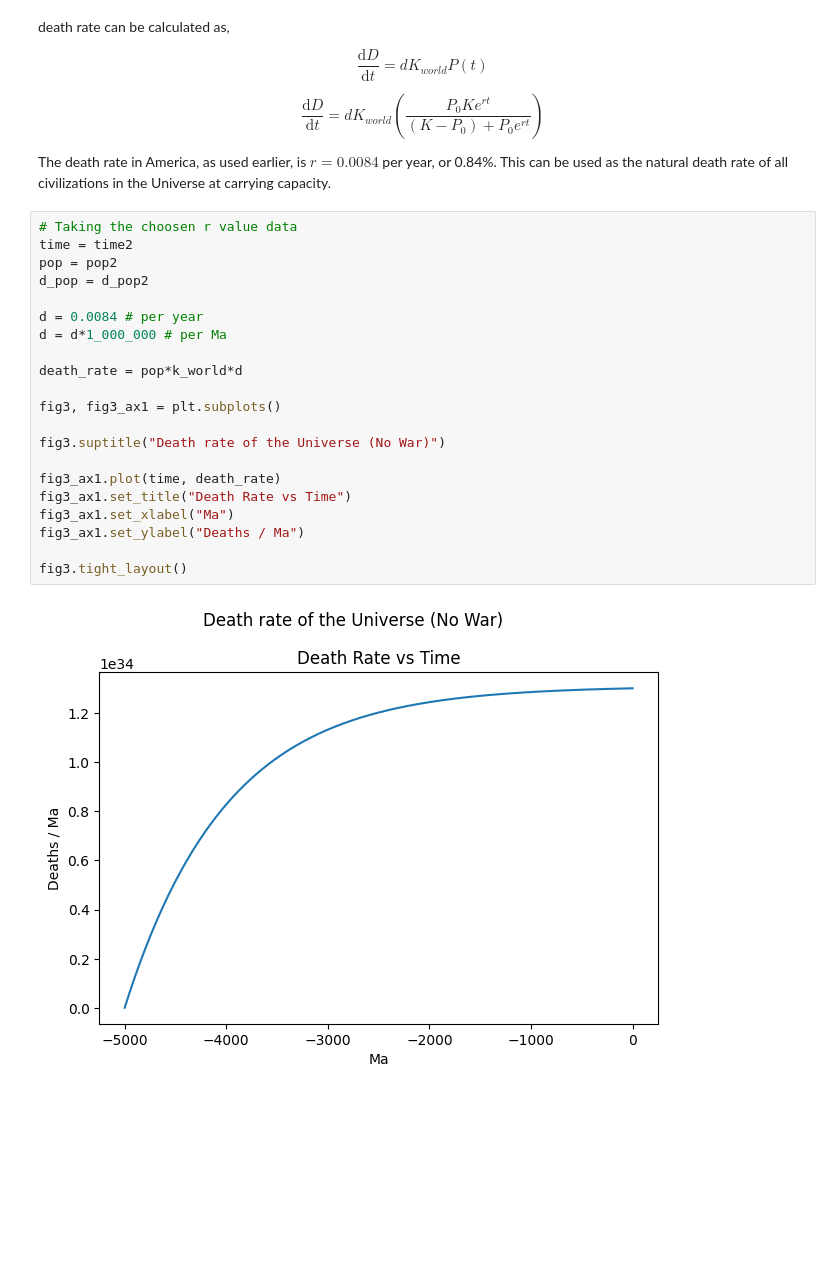
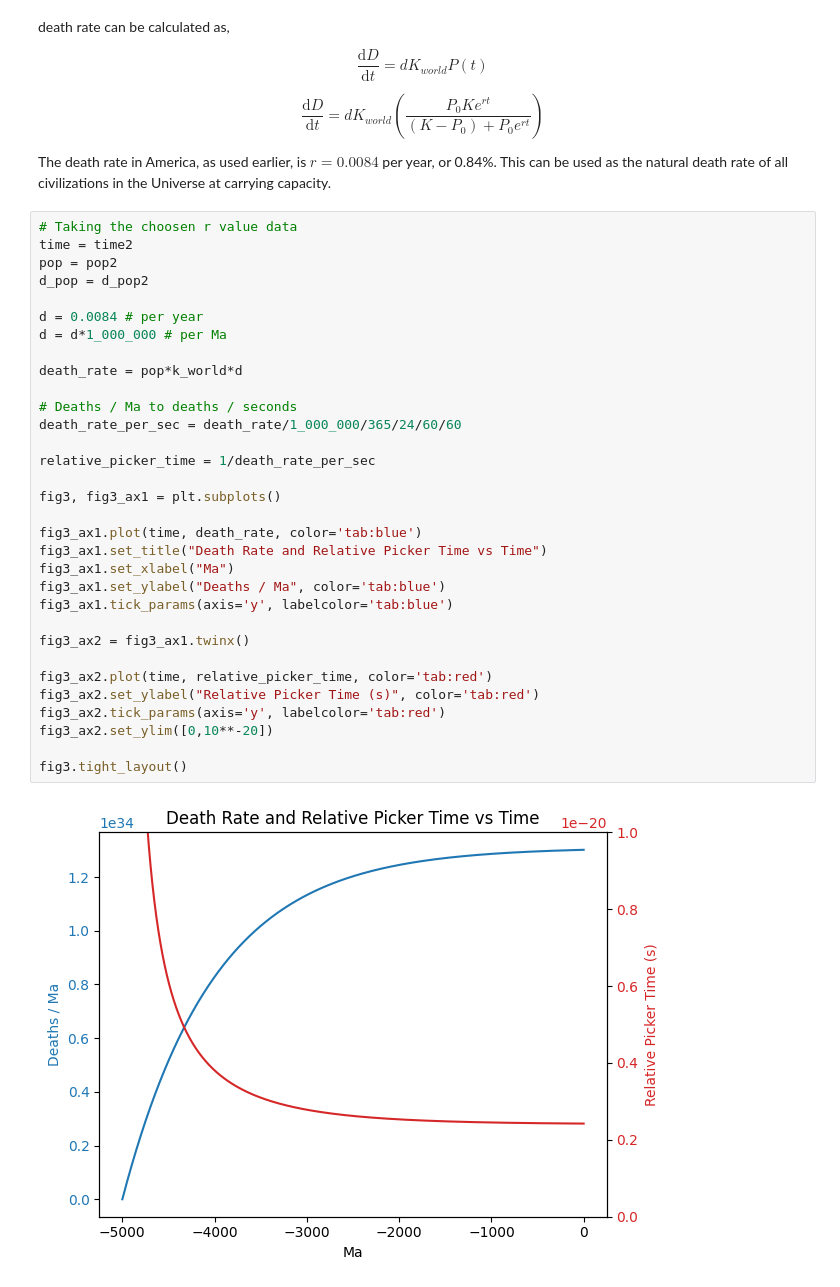
Before and after one commit to ihsotas0/Interfaced, a Jupyter notebook: worldbuilding/pickerism.model.ipynb, the cells around one changed output. Drawn from its saved outputs; the diff is of its cells as text; blank space fills up the shorter version.

Commit message:
Added first Picker time graph

```diff
--- a/worldbuilding/pickerism.model.ipynb
+++ b/worldbuilding/pickerism.model.ipynb
@@ -296,23 +346,34 @@ at carrying capacity.
 # %%
 # Taking the choosen r value data
 time = time2
 pop = pop2
 d_pop = d_pop2
 
 d = 0.0084 # per year
 d = d*1_000_000 # per Ma
 
 death_rate = pop*k_world*d
 
+# Deaths / Ma to deaths / seconds
+death_rate_per_sec = death_rate/1_000_000/365/24/60/60
+
+relative_picker_time = 1/death_rate_per_sec
+
 fig3, fig3_ax1 = plt.subplots()
 
-fig3.suptitle("Death rate of the Universe (No War)")
+fig3_ax1.plot(time, death_rate, color='tab:blue')
+fig3_ax1.set_title("Death Rate and Relative Picker Time vs Time")
+fig3_ax1.set_xlabel("Ma")
+fig3_ax1.set_ylabel("Deaths / Ma", color='tab:blue')
+fig3_ax1.tick_params(axis='y', labelcolor='tab:blue')
 
-fig3_ax1.plot(time, death_rate)
-fig3_ax1.set_title("Death Rate vs Time")
-fig3_ax1.set_xlabel("Ma")
-fig3_ax1.set_ylabel("Deaths / Ma")
+fig3_ax2 = fig3_ax1.twinx()
+
+fig3_ax2.plot(time, relative_picker_time, color='tab:red')
+fig3_ax2.set_ylabel("Relative Picker Time (s)", color='tab:red')
+fig3_ax2.tick_params(axis='y', labelcolor='tab:red')
+fig3_ax2.set_ylim([0,10**-20])
 
 fig3.tight_layout()
 # %% [output]
-[figure, old version]
+[figure, new version]
```
Also changed, not shown: parts of 3 cells of this notebook.
